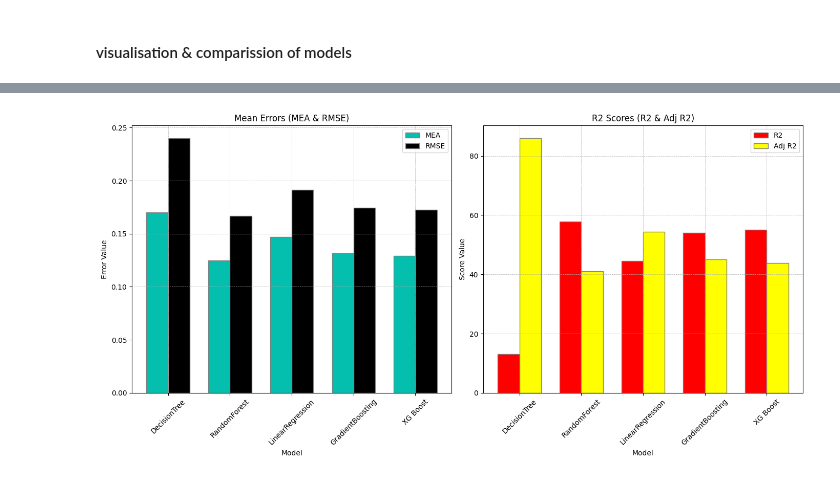
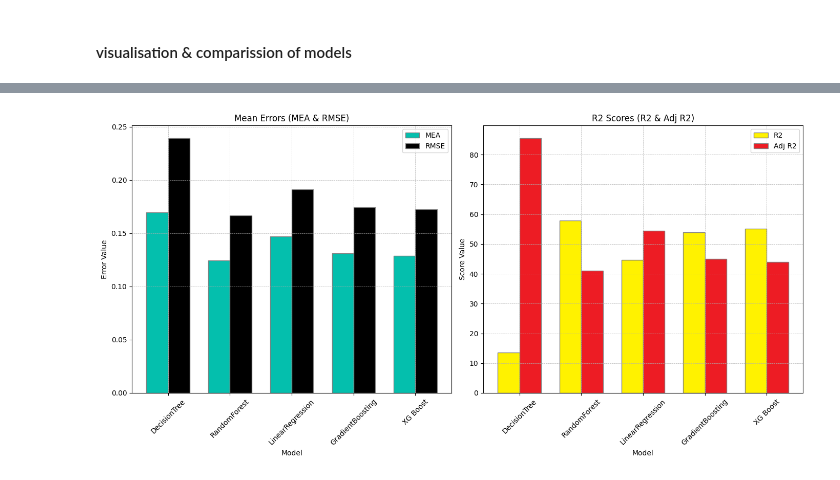
Before and after one commit to gunjitsinha/Wind-Power-Output-Predictor, a Jupyter notebook: Wind Power Generation Predictor/wind-power-predictor.ipynb, the cells around one changed output, grey strips where cells are left out. Cells and saved outputs as stored; diff of their text form; code cells hidden in the pictures.

Commit message:
Fine tuned the graph

```diff
--- a/Wind Power Generation Predictor/wind-power-predictor.ipynb
+++ b/Wind Power Generation Predictor/wind-power-predictor.ipynb
@@ -227,33 +227,33 @@ bar_width = 0.35
 # Get the positions for bars
 mean_positions = np.arange(len(mean_df.columns))
 r2_positions = np.arange(len(r2_df.columns))
 
 # Create figure and subplots
 plt.figure(figsize=(14, 7))
 
 # Mean errors plot
 plt.subplot(1, 2, 1)
 plt.bar(mean_positions - bar_width/2, mean_df.loc['MEA'], bar_width, label='MEA', color='#04BFAD', edgecolor='grey')
 plt.bar(mean_positions + bar_width/2, mean_df.loc['RMSE'], bar_width, label='RMSE', color='black', edgecolor='grey')
 plt.xticks(mean_positions, mean_df.columns, rotation=45)
 plt.xlabel('Model')
 plt.ylabel('Error Value')
 plt.title('Mean Errors (MEA & RMSE)')
 plt.legend(loc='upper right')
 plt.grid(True, which='both', linestyle='--', linewidth=0.5)
 
 # R2 scores plot
 plt.subplot(1, 2, 2)
-plt.bar(r2_positions - bar_width/2, r2_df.loc['R2'], bar_width, label='R2', color='red', edgecolor='grey')
-plt.bar(r2_positions + bar_width/2, r2_df.loc['Adj R2'], bar_width, label='Adj R2', color='yellow', edgecolor='grey')
+plt.bar(r2_positions - bar_width/2, r2_df.loc['R2'], bar_width, label='R2', color='#FFF200', edgecolor='grey')
+plt.bar(r2_positions + bar_width/2, r2_df.loc['Adj R2'], bar_width, label='Adj R2', color='#ED1C24', edgecolor='grey')
 plt.xticks(r2_positions, r2_df.columns, rotation=45)
 plt.xlabel('Model')
 plt.ylabel('Score Value')
 plt.title('R2 Scores (R2 & Adj R2)')
 plt.legend(loc='upper right')
 plt.grid(True, which='both', linestyle='--', linewidth=0.5)
 
 plt.tight_layout()
 plt.show()
 # %% [output]
-[figure, old version]
+[figure, new version]
```
Also changed, not shown: parts of 1 cell of this notebook.
